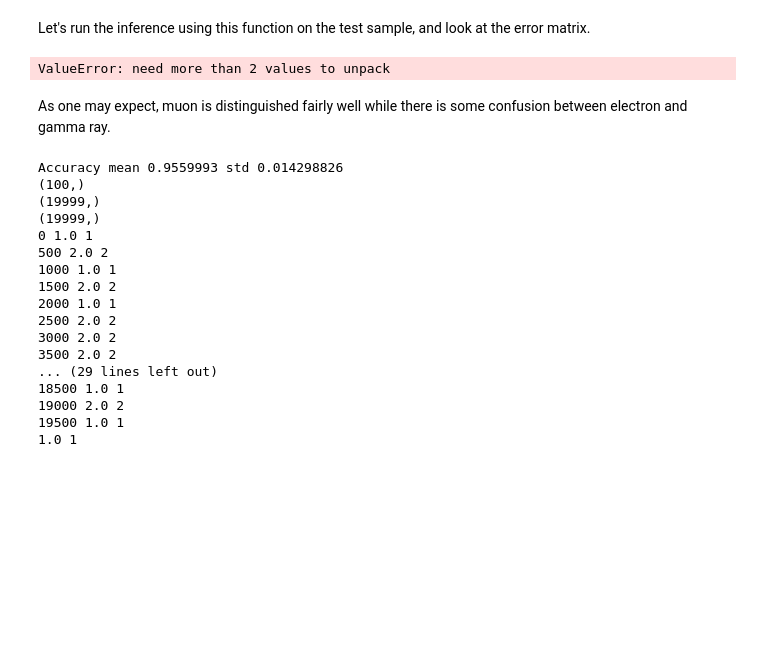
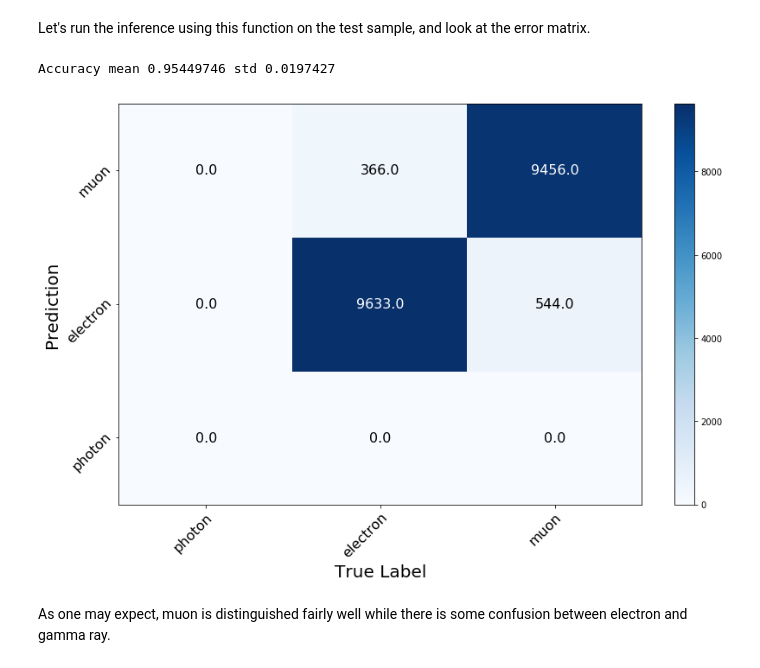
Before and after one commit to WatChMaL/UVicWorkshopPlayground, a Jupyter notebook: D/HKML_CNN_Full.ipynb, the cells around one changed output. Cells and saved outputs as stored; diff of their text form; code cells hidden in the pictures; blank space fills up the shorter version.

```diff
--- a/D/HKML_CNN_Full.ipynb
+++ b/D/HKML_CNN_Full.ipynb
@@ -306,6 +295,7 @@ Beyond looking at the performance of the network, we can analyze how the network
 # %%
 def inference(blob,data_loader):
     label,prediction,accuracy=[],[],[]
+    energies,directions,charges=[],[],[]
     # set the network to test (non-train) mode
     blob.net.eval()
     # create the result holder
@@ -313,59 +303,47 @@ def inference(blob,data_loader):
     for i,data in enumerate(data_loader):
         #blob.data, blob.label = data[0:2]
         #blob.pids, blob.energies, blob.positions, blob.directions = data[2:4]
-        blob.data, blob.label, blob.pids, blob.energies, blob.positions, blob.directions = data[0:6]
+        #print(len(data))
+        blob.data, blob.label, blob.pids,blob.energies, blob.positions, blob.directions = data[0:6]
 
-
+        # calculate the total charge for each event.
+        #print(blob.data)
+        for x in xrange(blob.data.shape[0]):
+            total_charge = blob.data[x,:,:,0].reshape([-1])
+            #print(blob.data[x,0,0,0],blob.data[x,0,0,1],total_charge.shape, total_charge.mean(), total_charge.sum())
+            charges.append(total_charge.sum())
 
         res = forward(blob,True)
         accuracy.append(res['accuracy'])
         prediction.append(res['prediction'])
         label.append(blob.label)
+        #energies.append(blob.energies)
+        #print(blob.energies[0])
+        #print(blob.data.shape,blob.label.shape,blob.energies.shape,blob.directions.shape)
+        for i in xrange(len(blob.energies)):
+            energies.append(blob.energies[i][0])
+            directions.append(blob.directions[i][0])
         #if i==2: break
     # report accuracy
     accuracy   = np.array(accuracy,dtype=np.float32)
     label      = np.hstack(label)
     prediction = np.hstack(prediction)
+    energies   = np.array(energies)
+    directions = np.array(directions)
+    charges = np.array(charges)
 
-    return accuracy, label, prediction
+
+    return accuracy, label, prediction, energies, directions,charges
 # %% [markdown]
 Let's run the inference using this function on the test sample, and look at the error matrix.
 # %%
 from utils import plot_confusion_matrix
-accuracy,label,prediction = inference(blob,test_loader)
+accuracy,label,prediction,energies,directions,charges = inference(blob,test_loader)
 print('Accuracy mean',accuracy.mean(),'std',accuracy.std())
 
-#plot_confusion_matrix(label,prediction,['photon','electron','muon'])
+plot_confusion_matrix(label,prediction,['photon','electron','muon'])
 # %% [output]
-ValueError: need more than 2 values to unpack
+Accuracy mean 0.95449746 std 0.0197427
+[figure, added]
 # %% [markdown]
 As one may expect, muon is distinguished fairly well while there is some confusion between electron and gamma ray.
-# %%
-print('Accuracy mean',accuracy.mean(),'std',accuracy.std())
-print(accuracy.shape)
-print(label.shape)
-
-print(prediction.shape)
-
-for i,lab in enumerate(label):
-    if i % 500 == 0:
-        print(i,lab, prediction[i])
-print(label[0], prediction[0])
-# %% [output]
-Accuracy mean 0.9559993 std 0.014298826
-(100,)
-(19999,)
-(19999,)
-0 1.0 1
-500 2.0 2
-1000 1.0 1
-1500 2.0 2
-2000 1.0 1
-2500 2.0 2
-3000 2.0 2
-3500 2.0 2
-... (29 lines left out)
-18500 1.0 1
-19000 2.0 2
-19500 1.0 1
-1.0 1
```
Also changed, not shown: parts of 9 cells of this notebook.
